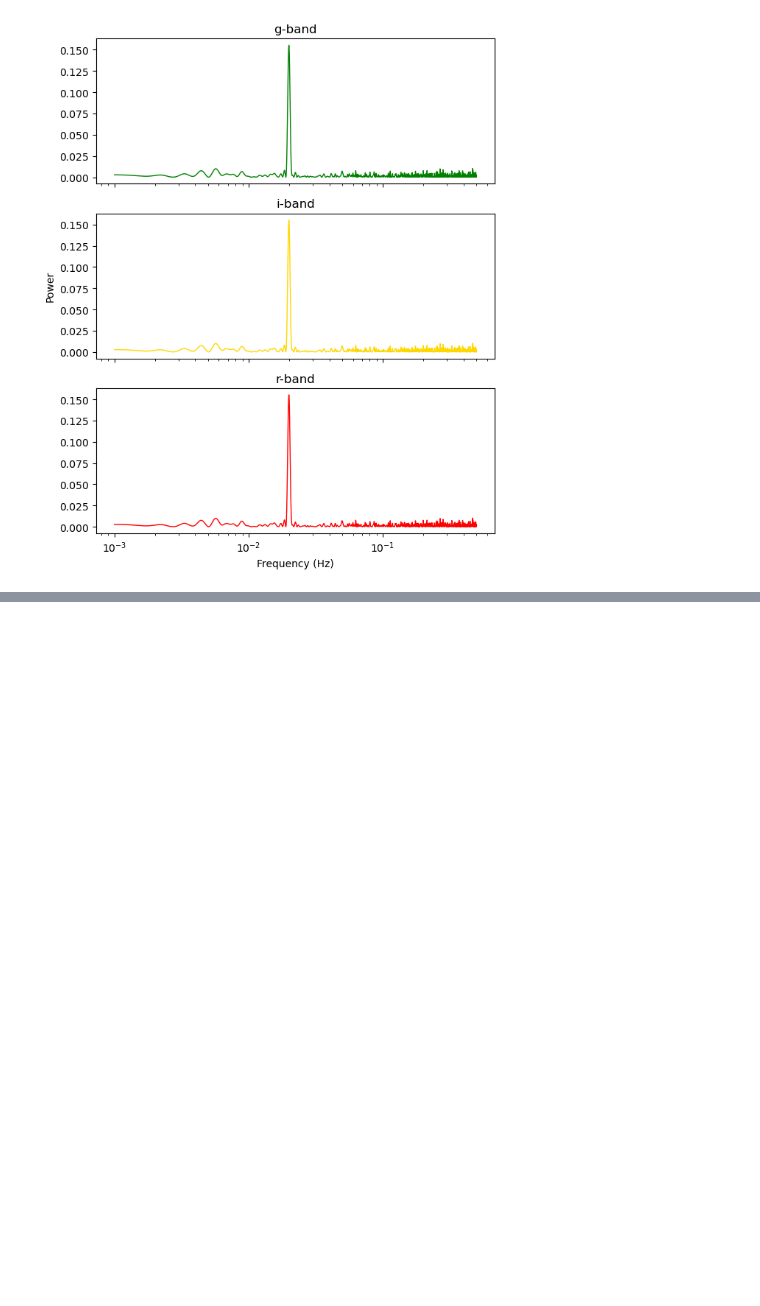
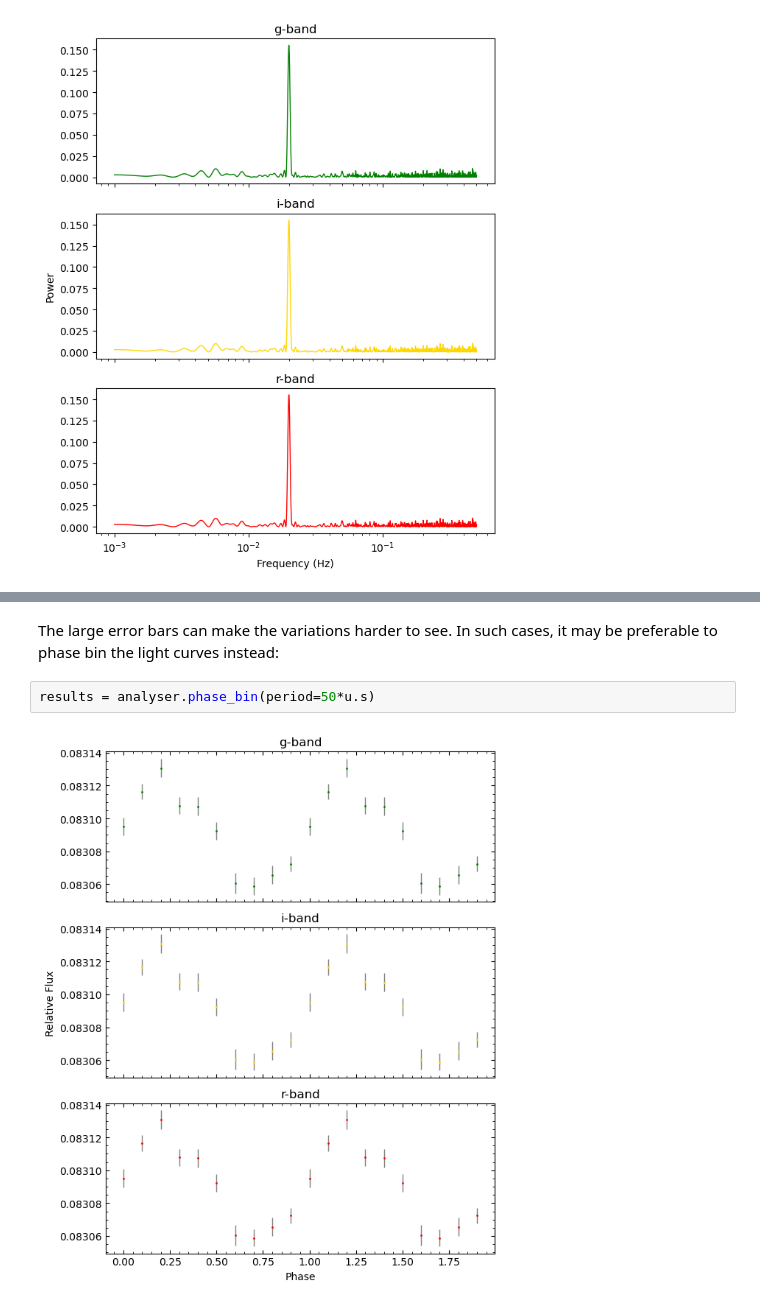
Before and after one commit to zairving/opticam, a Jupyter notebook: Tutorials/Test_Data/reduce_test_data.ipynb, the cells around one changed output, grey strips where cells are left out. Saved outputs shown, nothing was run; the diff lists cells and outputs as text; blank space fills up the shorter version.

```diff
--- a/Tutorials/Test_Data/reduce_test_data.ipynb
+++ b/Tutorials/Test_Data/reduce_test_data.ipynb
@@ -102,0 +134,6 @@ And that's it! Hopefully, `opticam_new` makes reducing OPTICam data nice and eas
+# %% [markdown]
+The large error bars can make the variations harder to see. In such cases, it may be preferable to phase bin the light curves instead:
+# %%
+results = analyser.phase_bin(period=50*u.s)
+# %% [output]
+[figure, added]
```
Also changed, not shown: parts of 18 cells of this notebook.
